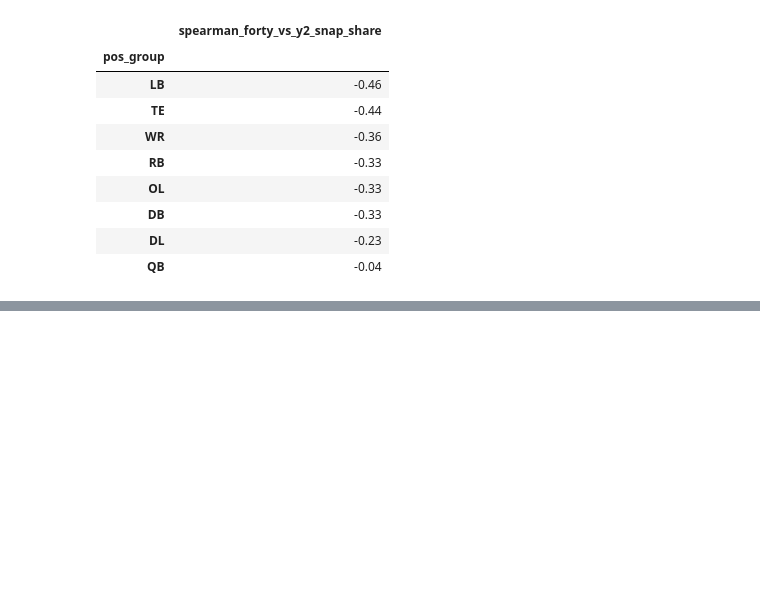
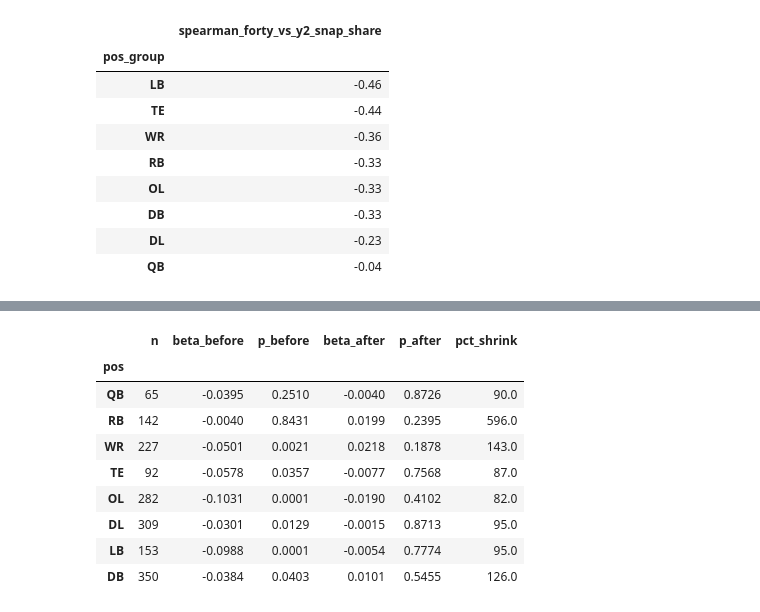
Before and after one commit to doomcodingbryan/STSCI4981, a Jupyter notebook: notebooks/nfl_combine_speed.ipynb, the cells around one changed output, grey strips where cells are left out. Cells and saved outputs as stored; diff of their text form; code cells hidden in the pictures; blank space fills up the shorter version.

```diff
--- a/notebooks/01_eda.ipynb
+++ b/notebooks/nfl_combine_speed.ipynb
@@ -213,0 +313,29 @@ Next: `02_models.ipynb` adds draft position to test whether speed predicts playi
+# %%
+rows = []
+for pos in POS_ORDER:
+    g = drafted[drafted["pos_group"] == pos]
+    before = smf.ols("y2_snap_share ~ forty_z_pos", data=g).fit(cov_type="HC3")
+    after = smf.ols("y2_snap_share ~ forty_z_pos + log_pick", data=g).fit(cov_type="HC3")
+    rows.append({
+        "pos": pos,
+        "n": len(g),
+        "beta_before": before.params["forty_z_pos"],
+        "p_before": before.pvalues["forty_z_pos"],
+        "beta_after": after.params["forty_z_pos"],
+        "p_after": after.pvalues["forty_z_pos"],
+    })
+
+by_pos = pd.DataFrame(rows).set_index("pos")
+by_pos["pct_shrink"] = (100 * (1 - by_pos.beta_after / by_pos.beta_before)).round(0)
+by_pos.round(4)
+# %% [output]
+|  | n | beta_before | p_before | beta_after | p_after | pct_shrink |
+| pos |  |  |  |  |  |  |
+| QB | 65 | -0.0395 | 0.2510 | -0.0040 | 0.8726 | 90.0 |
+| RB | 142 | -0.0040 | 0.8431 | 0.0199 | 0.2395 | 596.0 |
+| WR | 227 | -0.0501 | 0.0021 | 0.0218 | 0.1878 | 143.0 |
+| TE | 92 | -0.0578 | 0.0357 | -0.0077 | 0.7568 | 87.0 |
+| OL | 282 | -0.1031 | 0.0001 | -0.0190 | 0.4102 | 82.0 |
+| DL | 309 | -0.0301 | 0.0129 | -0.0015 | 0.8713 | 95.0 |
+| LB | 153 | -0.0988 | 0.0001 | -0.0054 | 0.7774 | 95.0 |
+| DB | 350 | -0.0384 | 0.0403 | 0.0101 | 0.5455 | 126.0 |
```
Also changed, not shown: parts of 27 cells of this notebook, 3 other files.
